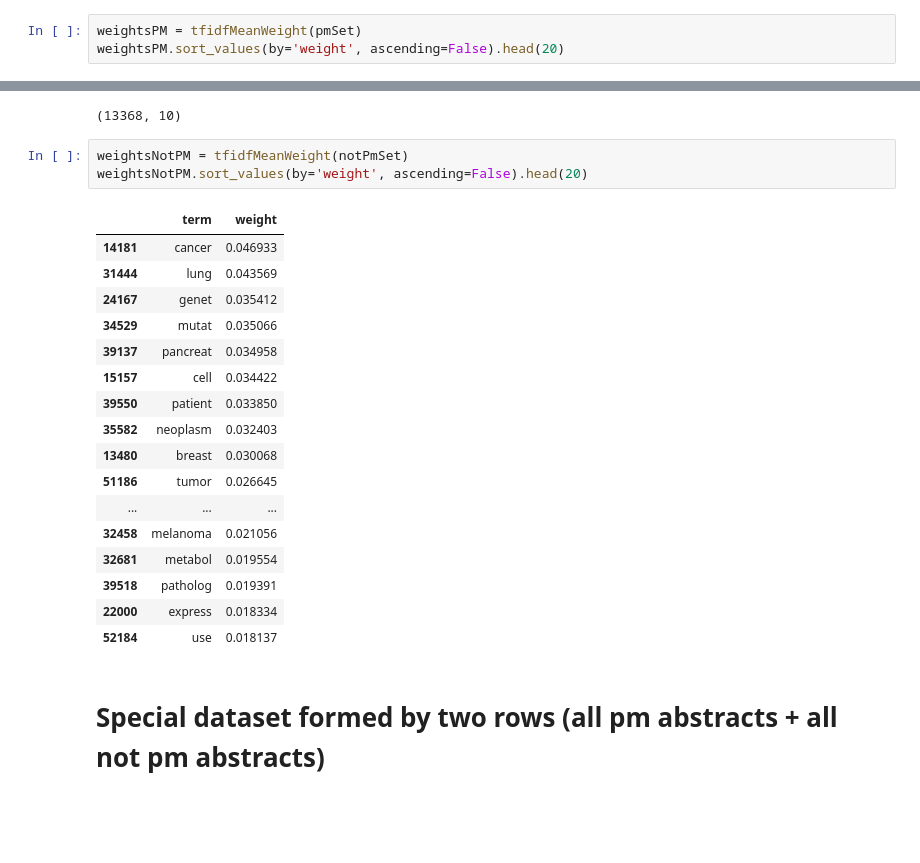
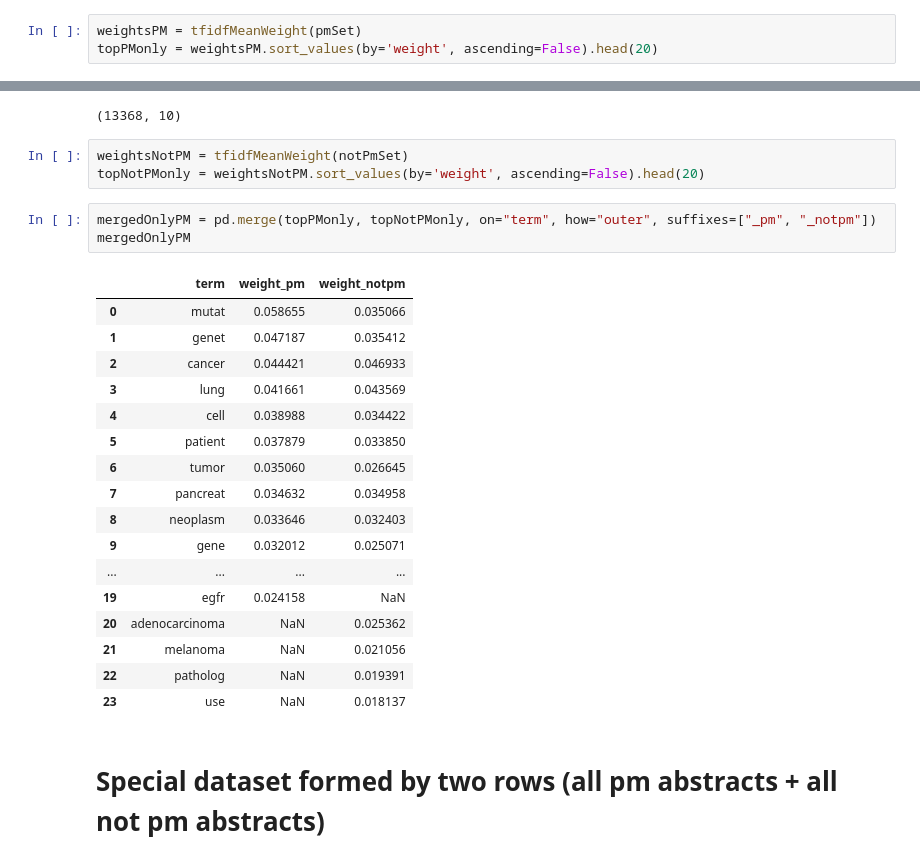
Before and after one commit to hyperlist/trec-pm, a Jupyter notebook: notebooks/tfidf.ipynb, the cells around one changed output, grey strips where cells are left out. Cells and saved outputs as stored; diff of their text form; blank space fills up the shorter version.

```diff
--- a/notebooks/tfidf.ipynb
+++ b/notebooks/tfidf.ipynb
@@ -159,4 +144,4 @@ pmSet.shape
 (9274, 10)
 # %%
 weightsPM = tfidfMeanWeight(pmSet)
-weightsPM.sort_values(by='weight', ascending=False).head(20)
+topPMonly = weightsPM.sort_values(by='weight', ascending=False).head(20)
@@ -187,25 +154,28 @@ notPmSet.shape
 (13368, 10)
 # %%
 weightsNotPM = tfidfMeanWeight(notPmSet)
-weightsNotPM.sort_values(by='weight', ascending=False).head(20)
+topNotPMonly = weightsNotPM.sort_values(by='weight', ascending=False).head(20)
-# %% [output]
-|  | term | weight |
-| 14181 | cancer | 0.046933 |
-| 31444 | lung | 0.043569 |
-| 24167 | genet | 0.035412 |
-| 34529 | mutat | 0.035066 |
-| 39137 | pancreat | 0.034958 |
-| 15157 | cell | 0.034422 |
-| 39550 | patient | 0.033850 |
-| 35582 | neoplasm | 0.032403 |
-| 13480 | breast | 0.030068 |
-| 51186 | tumor | 0.026645 |
-| ... | ... | ... |
-| 32458 | melanoma | 0.021056 |
-| 32681 | metabol | 0.019554 |
-| 39518 | patholog | 0.019391 |
-| 22000 | express | 0.018334 |
-| 52184 | use | 0.018137 |
+# %%
+mergedOnlyPM = pd.merge(topPMonly, topNotPMonly, on="term", how="outer", suffixes=["_pm", "_notpm"])
+mergedOnlyPM
+# %% [output]
+|  | term | weight_pm | weight_notpm |
+| 0 | mutat | 0.058655 | 0.035066 |
+| 1 | genet | 0.047187 | 0.035412 |
+| 2 | cancer | 0.044421 | 0.046933 |
+| 3 | lung | 0.041661 | 0.043569 |
+| 4 | cell | 0.038988 | 0.034422 |
+| 5 | patient | 0.037879 | 0.033850 |
+| 6 | tumor | 0.035060 | 0.026645 |
+| 7 | pancreat | 0.034632 | 0.034958 |
+| 8 | neoplasm | 0.033646 | 0.032403 |
+| 9 | gene | 0.032012 | 0.025071 |
+| ... | ... | ... | ... |
+| 19 | egfr | 0.024158 | NaN |
+| 20 | adenocarcinoma | NaN | 0.025362 |
+| 21 | melanoma | NaN | 0.021056 |
+| 22 | patholog | NaN | 0.019391 |
+| 23 | use | NaN | 0.018137 |
 # %% [markdown]
 # Special dataset formed by two rows (all pm abstracts + all not pm abstracts)
 # %%
```
Also changed, not shown: parts of 9 cells of this notebook.
